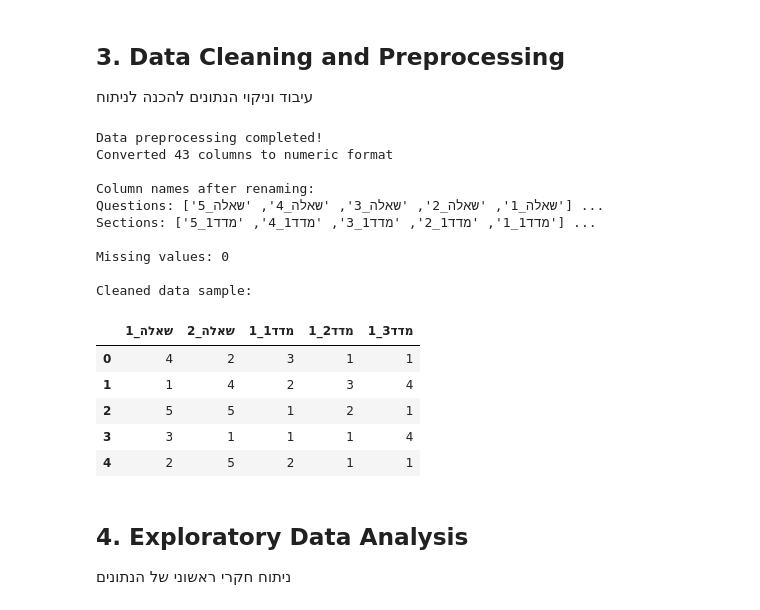
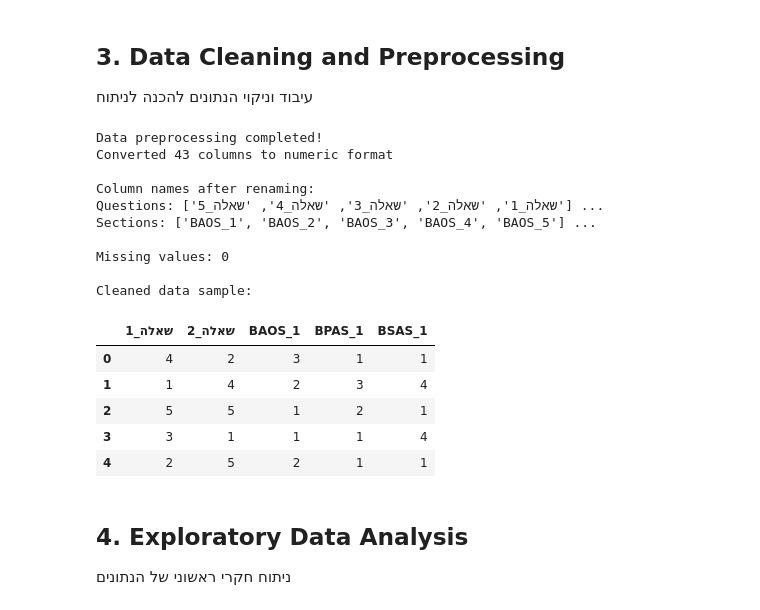
Before and after one commit to edenede2/BellaWork, a Jupyter notebook: communication_analysis.ipynb, the cells around one changed output. Saved outputs shown, nothing was run; the diff lists cells and outputs as text; code cells hidden in the pictures.

```diff
--- a/communication_analysis.ipynb
+++ b/communication_analysis.ipynb
@@ -128,9 +128,9 @@ df.rename(columns=q_map, inplace=True)
 
 # Rename section columns
 df_sections = {
-    "מדד1": section1_cols,
-    "מדד2": section2_cols,
-    "מדד3": section3_cols
+    "BAOS": section1_cols,
+    "BPAS": section2_cols,
+    "BSAS": section3_cols
 }
 
 for section_name, cols in df_sections.items():
@@ -147,36 +147,36 @@ for section_name, cols in df_sections.items():
 
 all_renamed_cols = renamed_questions + renamed_sections
 
 # Convert text responses to numeric values
 for col in all_renamed_cols:
     df[col] = df[col].apply(extract_numeric)
     df[col] = pd.to_numeric(df[col], errors='coerce')
 
 print("Data preprocessing completed!")
 print(f"Converted {len(all_renamed_cols)} columns to numeric format")
 print("\nColumn names after renaming:")
 print("Questions:", renamed_questions[:5], "...")
 print("Sections:", renamed_sections[:5], "...")
 
 # Check for missing values
 missing_data = df[all_renamed_cols].isnull().sum()
 print(f"\nMissing values: {missing_data.sum()}")
 
 # Display cleaned data sample
 print("\nCleaned data sample:")
-df[['שאלה_1', 'שאלה_2', 'מדד1_1', 'מדד2_1', 'מדד3_1']].head()
+df[['שאלה_1', 'שאלה_2', 'BAOS_1', 'BPAS_1', 'BSAS_1']].head()
 # %% [output]
 Data preprocessing completed!
 Converted 43 columns to numeric format
 
 Column names after renaming:
 Questions: ['שאלה_1', 'שאלה_2', 'שאלה_3', 'שאלה_4', 'שאלה_5'] ...
-Sections: ['מדד1_1', 'מדד1_2', 'מדד1_3', 'מדד1_4', 'מדד1_5'] ...
+Sections: ['BAOS_1', 'BAOS_2', 'BAOS_3', 'BAOS_4', 'BAOS_5'] ...
 
 Missing values: 0
 
 Cleaned data sample:
-|  | שאלה_1 | שאלה_2 | מדד1_1 | מדד2_1 | מדד3_1 |
+|  | שאלה_1 | שאלה_2 | BAOS_1 | BPAS_1 | BSAS_1 |
 | 0 | 4 | 2 | 3 | 1 | 1 |
 | 1 | 1 | 4 | 2 | 3 | 4 |
 | 2 | 5 | 5 | 1 | 2 | 1 |
```
Also changed, not shown: parts of 4 cells of this notebook, 4 other files.
